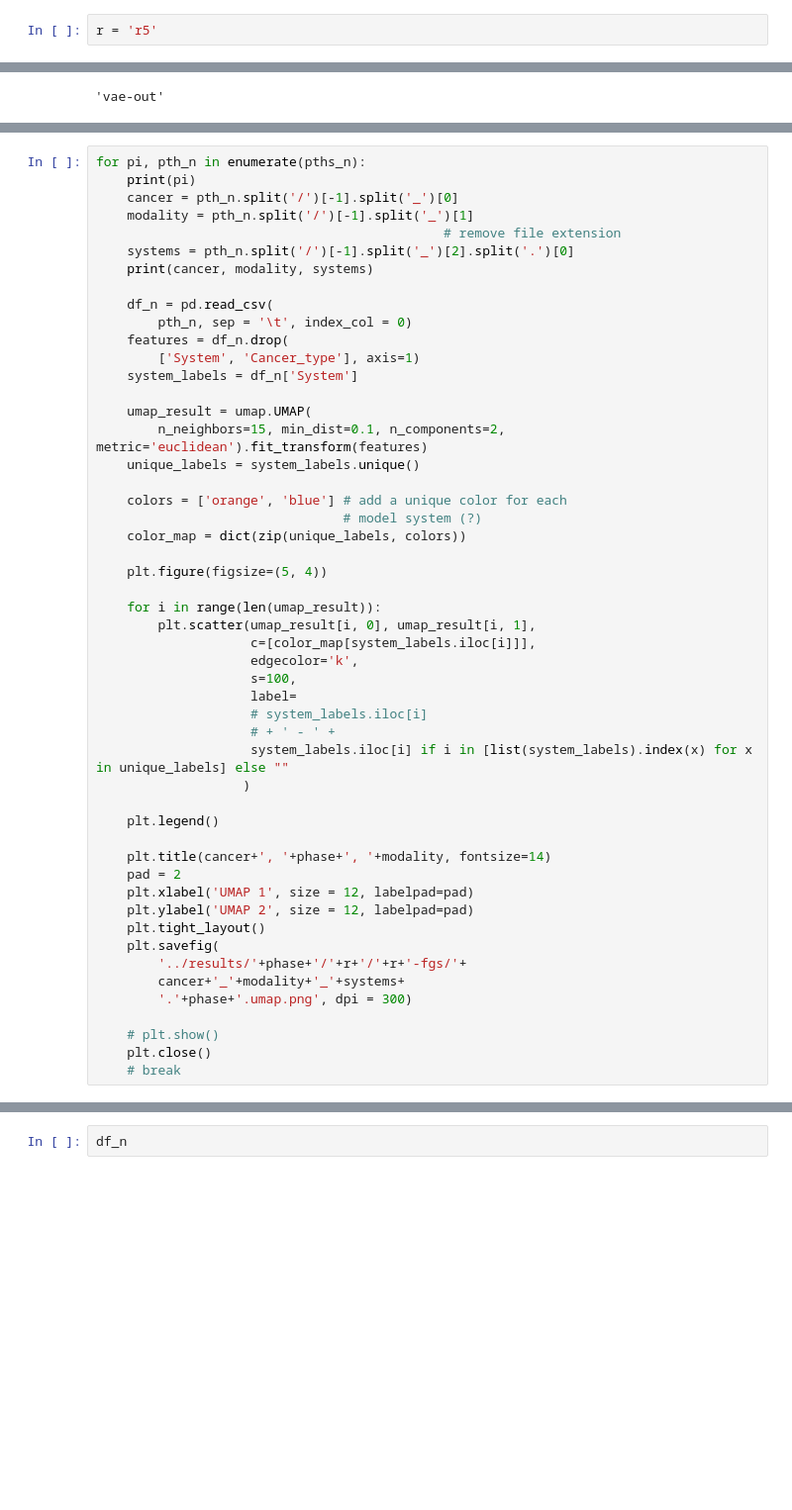
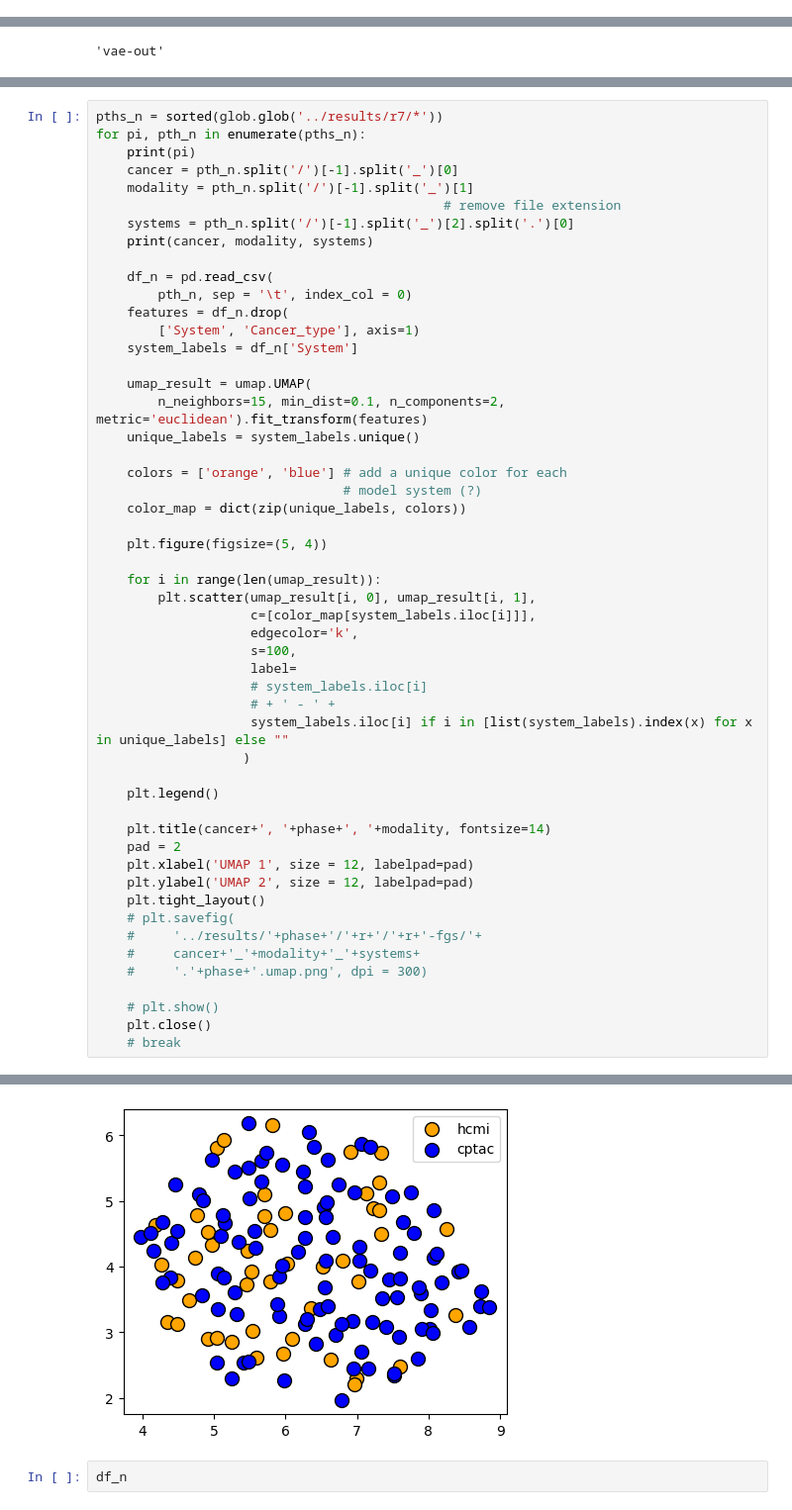
Before and after one commit to briankarlberg/mdl-sys-bnchmrk, a Jupyter notebook: code/umap.ipynb, the cells around one changed output, grey strips where cells are left out. Shown: that part at 99% size. Drawn from its saved outputs; the diff is of its cells as text; blank space fills up the shorter version.

```diff
--- a/code/umap.ipynb
+++ b/code/umap.ipynb
@@ -21,8 +14,6 @@ import glob as glob
 import umap
 import matplotlib.pyplot as plt
 from matplotlib.lines import Line2D
-# %%
-r = 'r5'
 # %% [markdown]
 #### Read data
 # %% [markdown]
@@ -166,4 +188,5 @@ phase
 # %%
+pths_n = sorted(glob.glob('../results/r7/*'))
 for pi, pth_n in enumerate(pths_n):
     print(pi)
     cancer = pth_n.split('/')[-1].split('_')[0]
@@ -206,10 +229,10 @@ for pi, pth_n in enumerate(pths_n):
     plt.xlabel('UMAP 1', size = 12, labelpad=pad)
     plt.ylabel('UMAP 2', size = 12, labelpad=pad)
     plt.tight_layout()
-    plt.savefig(
-        '../results/'+phase+'/'+r+'/'+r+'-fgs/'+
-        cancer+'_'+modality+'_'+systems+
-        '.'+phase+'.umap.png', dpi = 300)
+    # plt.savefig(
+    #     '../results/'+phase+'/'+r+'/'+r+'-fgs/'+
+    #     cancer+'_'+modality+'_'+systems+
+    #     '.'+phase+'.umap.png', dpi = 300)
 
     # plt.show()
     plt.close()
@@ -220,3 +244,4 @@ renal-clear-cell transcriptomics cell-line+CPTAC
+[figure, added]
 # %%
 df_n
 # %% [markdown]
```
Also changed, not shown: parts of 10 cells of this notebook, 1 other file.
